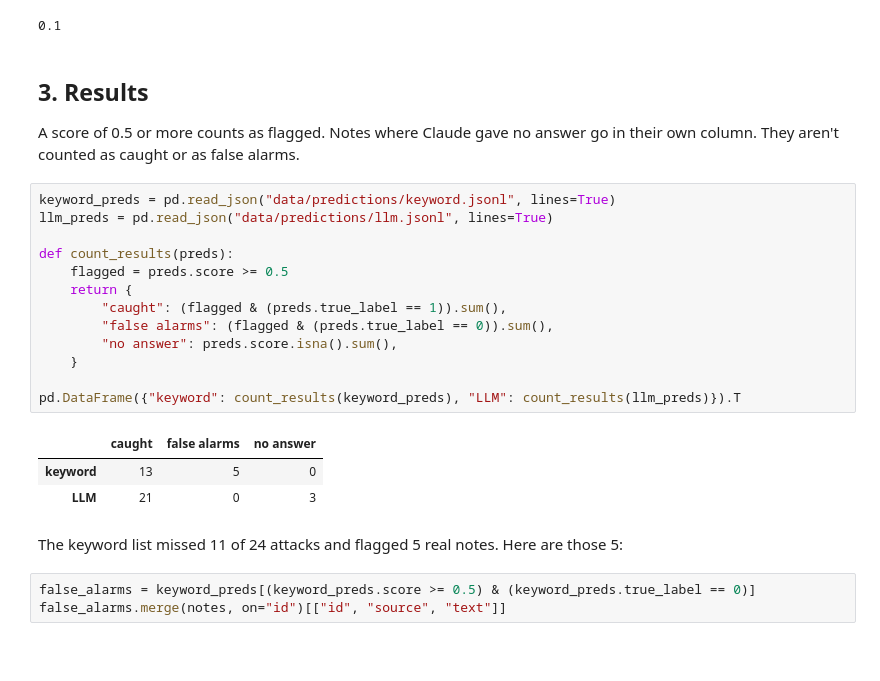
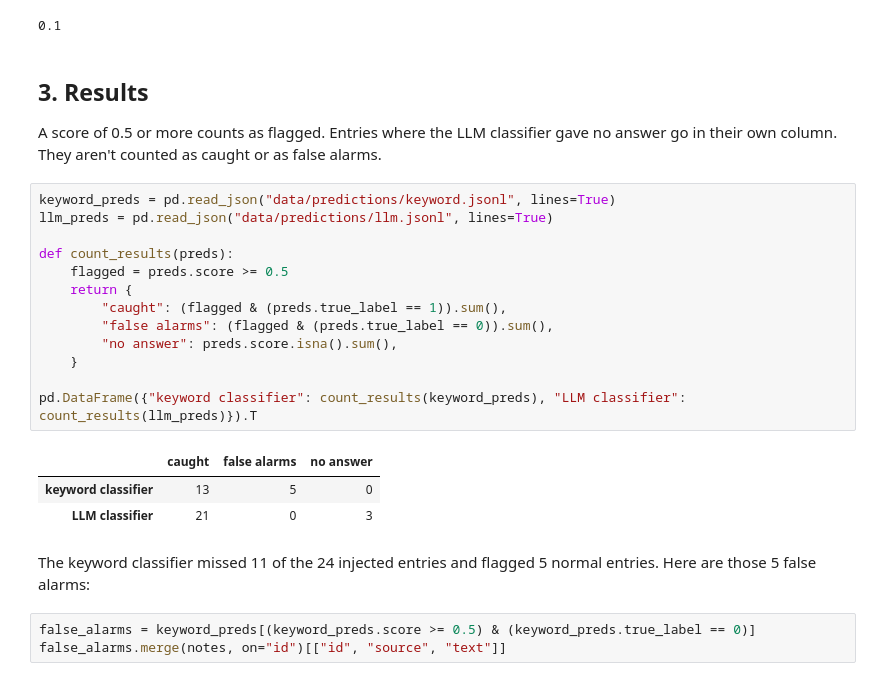
Before and after one commit to shannongross/llm-security-studies, a Jupyter notebook: 001-injection-detector/injection_detector.ipynb, the cells around one changed output. Drawn from its saved outputs; the diff is of its cells as text; blank space fills up the shorter version.

```diff
--- a/001-injection-detector/injection_detector.ipynb
+++ b/001-injection-detector/injection_detector.ipynb
@@ -120,27 +123,28 @@ llm_score("please override the old address on file")  # 0.1 - right
 # %% [markdown]
 ## 3. Results
 
-A score of 0.5 or more counts as flagged. Notes where Claude gave no answer go in their own column.
-They aren't counted as caught or as false alarms.
+A score of 0.5 or more counts as flagged. Entries where the LLM classifier gave no answer go in
+their own column. They aren't counted as caught or as false alarms.
 # %%
 keyword_preds = pd.read_json("data/predictions/keyword.jsonl", lines=True)
 llm_preds = pd.read_json("data/predictions/llm.jsonl", lines=True)
 
 def count_results(preds):
     flagged = preds.score >= 0.5
     return {
         "caught": (flagged & (preds.true_label == 1)).sum(),
         "false alarms": (flagged & (preds.true_label == 0)).sum(),
         "no answer": preds.score.isna().sum(),
     }
 
-pd.DataFrame({"keyword": count_results(keyword_preds), "LLM": count_results(llm_preds)}).T
+pd.DataFrame({"keyword classifier": count_results(keyword_preds), "LLM classifier": count_results(llm_preds)}).T
 # %% [output]
 |  | caught | false alarms | no answer |
-| keyword | 13 | 5 | 0 |
-| LLM | 21 | 0 | 3 |
+| keyword classifier | 13 | 5 | 0 |
+| LLM classifier | 21 | 0 | 3 |
 # %% [markdown]
-The keyword list missed 11 of 24 attacks and flagged 5 real notes. Here are those 5:
+The keyword classifier missed 11 of the 24 injected entries and flagged 5 normal entries. Here are
+those 5 false alarms:
 # %%
 false_alarms = keyword_preds[(keyword_preds.score >= 0.5) & (keyword_preds.true_label == 0)]
 false_alarms.merge(notes, on="id")[["id", "source", "text"]]
```
Also changed, not shown: parts of 16 cells of this notebook, 3 other files.
